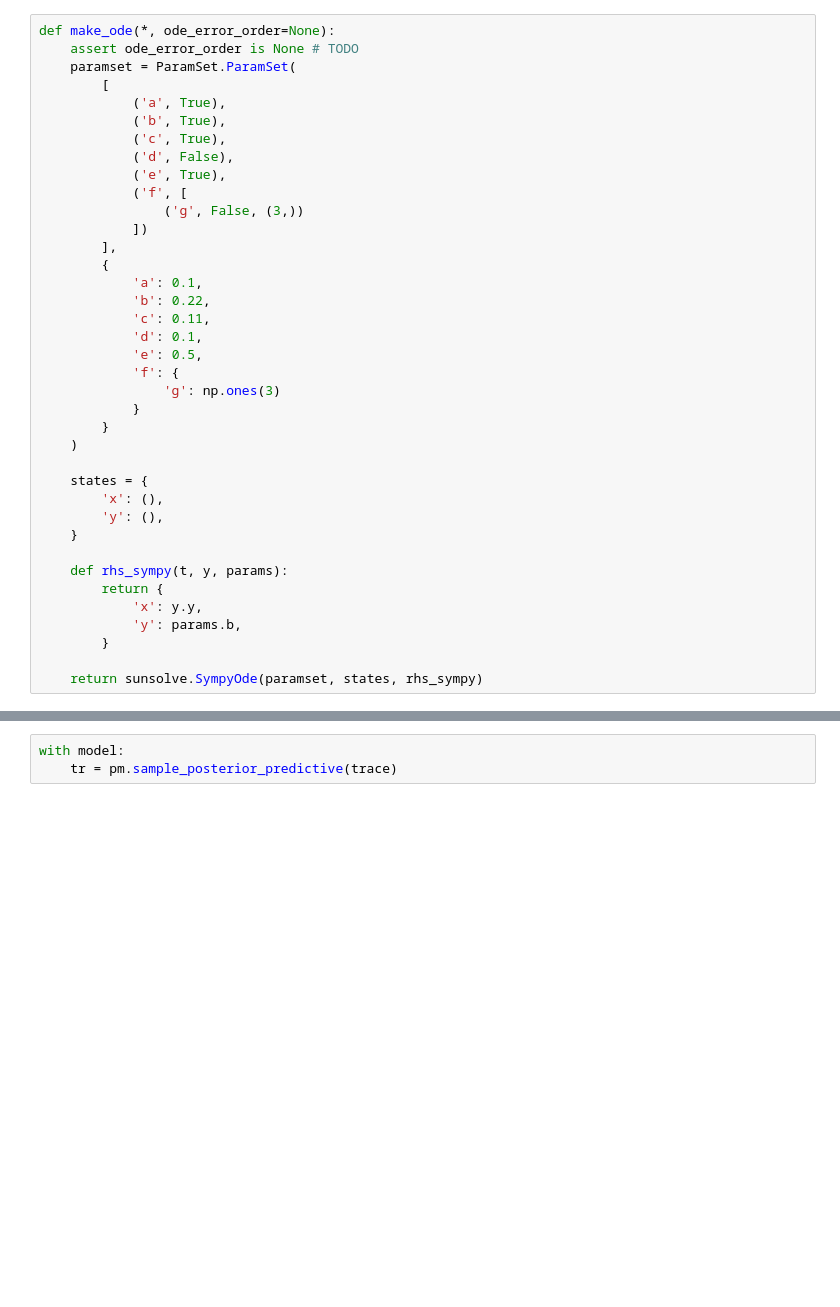
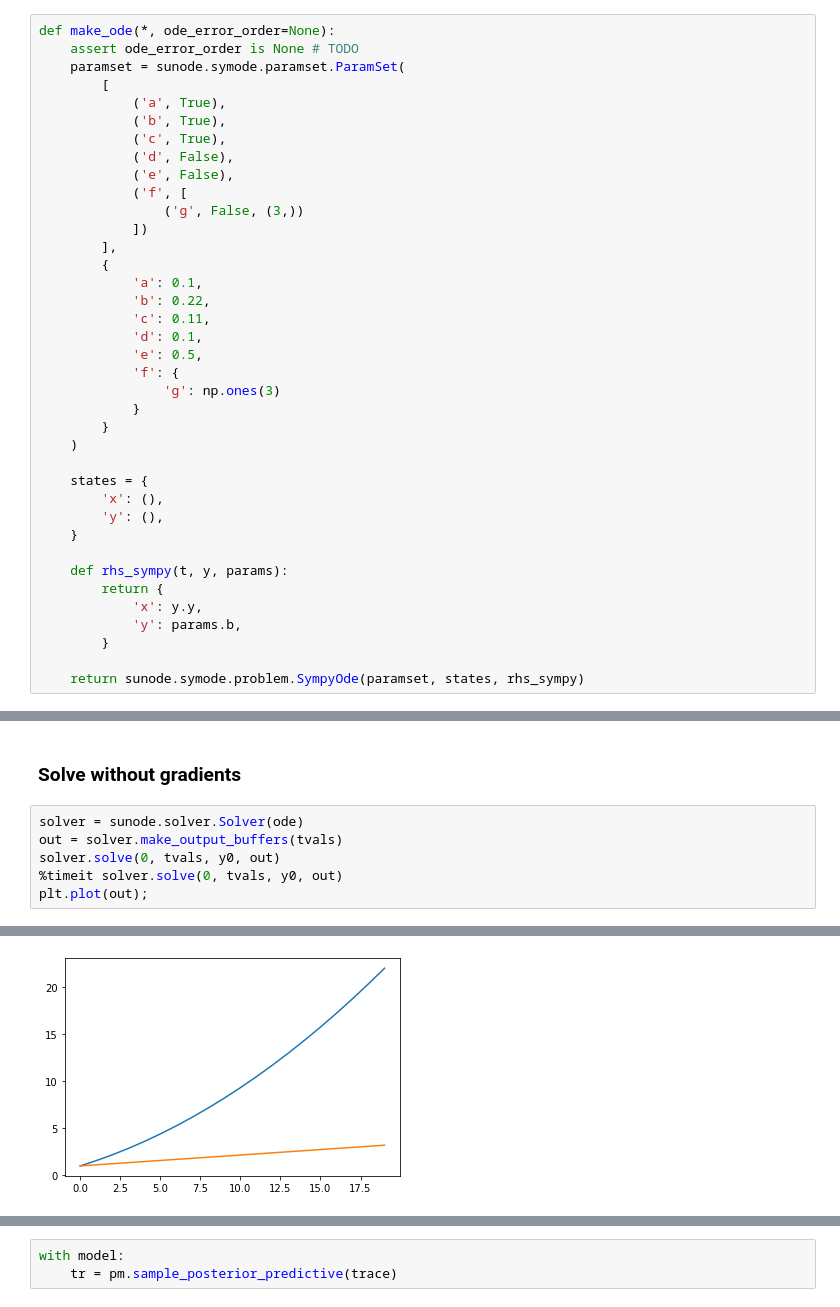
Before and after one commit to pymc-devs/sunode, a Jupyter notebook: notebooks/from_sympy.ipynb, the cells around one changed output, grey strips where cells are left out. Drawn from its saved outputs; the diff is of its cells as text; blank space fills up the shorter version.

Commit message:
Repair solver after refactor

```diff
--- a/notebooks/from_sympy.ipynb
+++ b/notebooks/from_sympy.ipynb
@@ -14,13 +15,13 @@ from nitrogene.common.better_lambdify import lambdify_consts
 # %%
 def make_ode(*, ode_error_order=None):
     assert ode_error_order is None # TODO
-    paramset = ParamSet.ParamSet(
+    paramset = sunode.symode.paramset.ParamSet(
         [
             ('a', True),
             ('b', True),
             ('c', True),
             ('d', False),
-            ('e', True),
+            ('e', False),
             ('f', [
                 ('g', False, (3,))
             ])
@@ -48,4 +49,4 @@ def make_ode(*, ode_error_order=None):
             'y': params.b,
         }
 
-    return sunsolve.SympyOde(paramset, states, rhs_sympy)
+    return sunode.symode.problem.SympyOde(paramset, states, rhs_sympy)
@@ -72,0 +58,9 @@ grads = np.ones((len(tvals), ode.n_states))
+# %% [markdown]
+### Solve without gradients
+# %%
+solver = sunode.solver.Solver(ode)
+out = solver.make_output_buffers(tvals)
+solver.solve(0, tvals, y0, out)
+%timeit solver.solve(0, tvals, y0, out)
+plt.plot(out);
+# %% [output]
@@ -72,0 +68 @@ grads = np.ones((len(tvals), ode.n_states))
+[figure, added]
```
Also changed, not shown: parts of 32 cells of this notebook, 5 other files.
